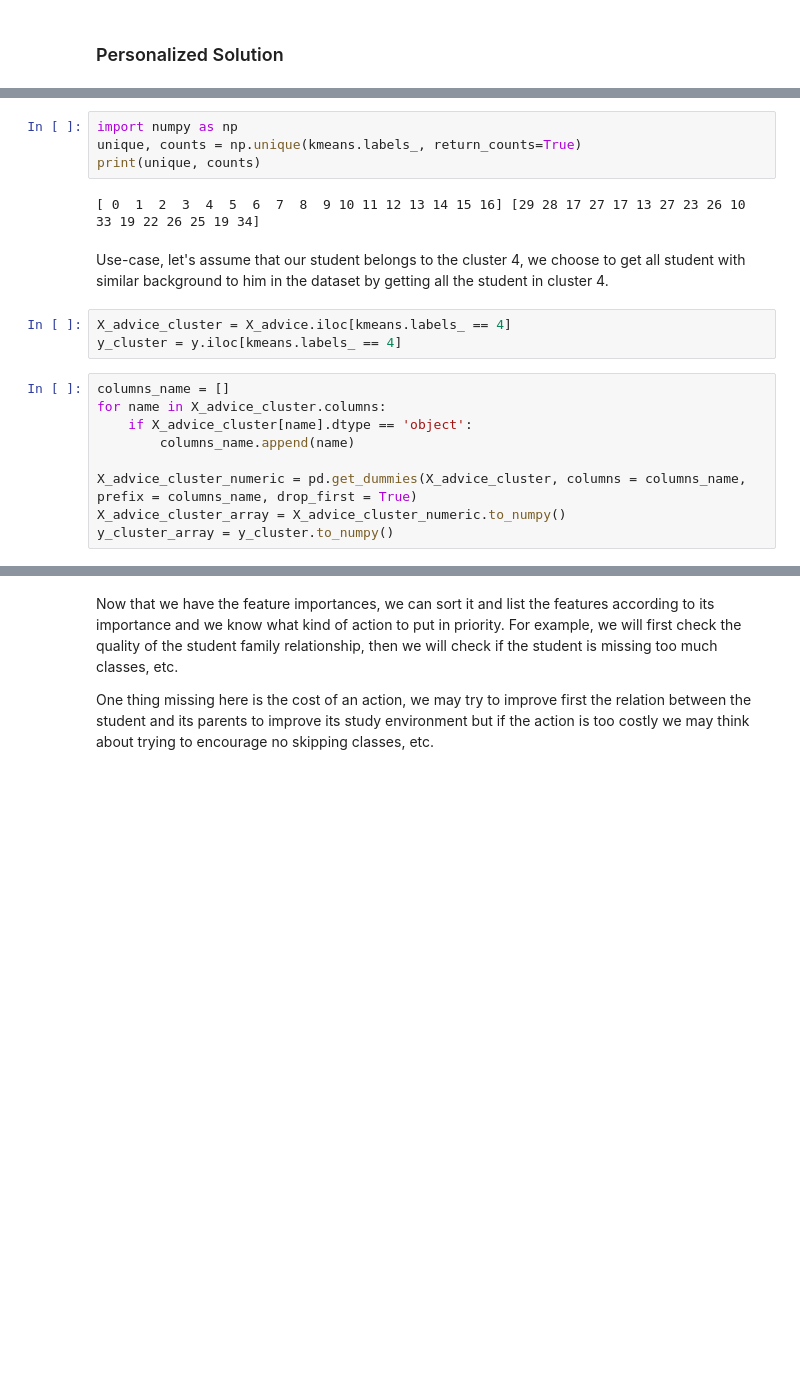
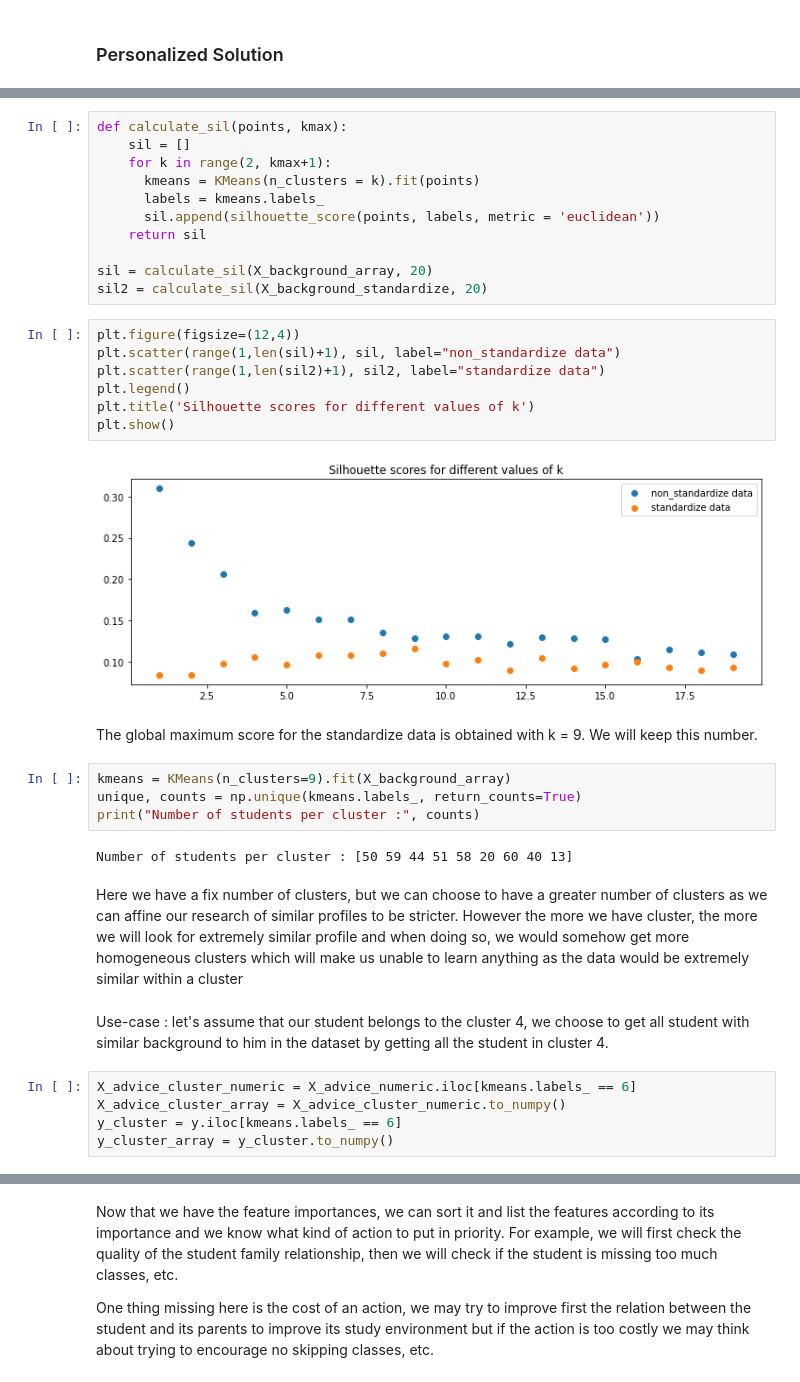
Before and after one commit to songmaxime/student_performance_advisor, a Jupyter notebook: student_performance_advice.ipynb, the cells around one changed output, grey strips where cells are left out. Drawn from its saved outputs; the diff is of its cells as text; blank space fills up the shorter version.

```diff
--- a/student_performance_advice.ipynb
+++ b/student_performance_advice.ipynb
@@ -224,20 +318,37 @@ We optimize the number of clusters by deciding to add cluster until the cluster
+# %%
+def calculate_sil(points, kmax):
+    sil = []
+    for k in range(2, kmax+1):
+      kmeans = KMeans(n_clusters = k).fit(points)
+      labels = kmeans.labels_
+      sil.append(silhouette_score(points, labels, metric = 'euclidean'))
+    return sil
+
+sil = calculate_sil(X_background_array, 20)
+sil2 = calculate_sil(X_background_standardize, 20)
+# %%
+plt.figure(figsize=(12,4))
+plt.scatter(range(1,len(sil)+1), sil, label="non_standardize data")
+plt.scatter(range(1,len(sil2)+1), sil2, label="standardize data")
+plt.legend()
+plt.title('Silhouette scores for different values of k')
+plt.show()
+# %% [output]
+[figure, added]
+# %% [markdown]
+The global maximum score for the standardize data is obtained with k = 9. We will keep this number.
 # %%
-import numpy as np
+kmeans = KMeans(n_clusters=9).fit(X_background_array)
 unique, counts = np.unique(kmeans.labels_, return_counts=True)
-print(unique, counts)
+print("Number of students per cluster :", counts)
 # %% [output]
-[ 0  1  2  3  4  5  6  7  8  9 10 11 12 13 14 15 16] [29 28 17 27 17 13 27 23 26 10 33 19 22 26 25 19 34]
+Number of students per cluster : [50 59 44 51 58 20 60 40 13]
+# %% [markdown]
+Here we have a fix number of clusters, but we can choose to have a greater number of clusters as we can affine our research of similar profiles to be stricter. However the more we have cluster, the more we will look for extremely similar profile and when doing so, we would somehow get more homogeneous clusters which will make us unable to learn anything as the data would be extremely similar within a cluster
 # %% [markdown]
-Use-case, let's assume that our student belongs to the cluster 4, we choose to get all student with similar background to him in the dataset by getting all the student in cluster 4.
+Use-case : let's assume that our student belongs to the cluster 4, we choose to get all student with similar background to him in the dataset by getting all the student in cluster 4.
 # %%
-X_advice_cluster = X_advice.iloc[kmeans.labels_ == 4]
-y_cluster = y.iloc[kmeans.labels_ == 4]
+X_advice_cluster_numeric = X_advice_numeric.iloc[kmeans.labels_ == 6]
+X_advice_cluster_array = X_advice_cluster_numeric.to_numpy()
+y_cluster = y.iloc[kmeans.labels_ == 6]
+y_cluster_array = y_cluster.to_numpy()
-# %%
-columns_name = []
-for name in X_advice_cluster.columns:
-    if X_advice_cluster[name].dtype == 'object':
-        columns_name.append(name)
-
-X_advice_cluster_numeric = pd.get_dummies(X_advice_cluster, columns = columns_name, prefix = columns_name, drop_first = True)
-X_advice_cluster_array = X_advice_cluster_numeric.to_numpy()
-y_cluster_array = y_cluster.to_numpy()
```
Also changed, not shown: parts of 32 cells of this notebook.
